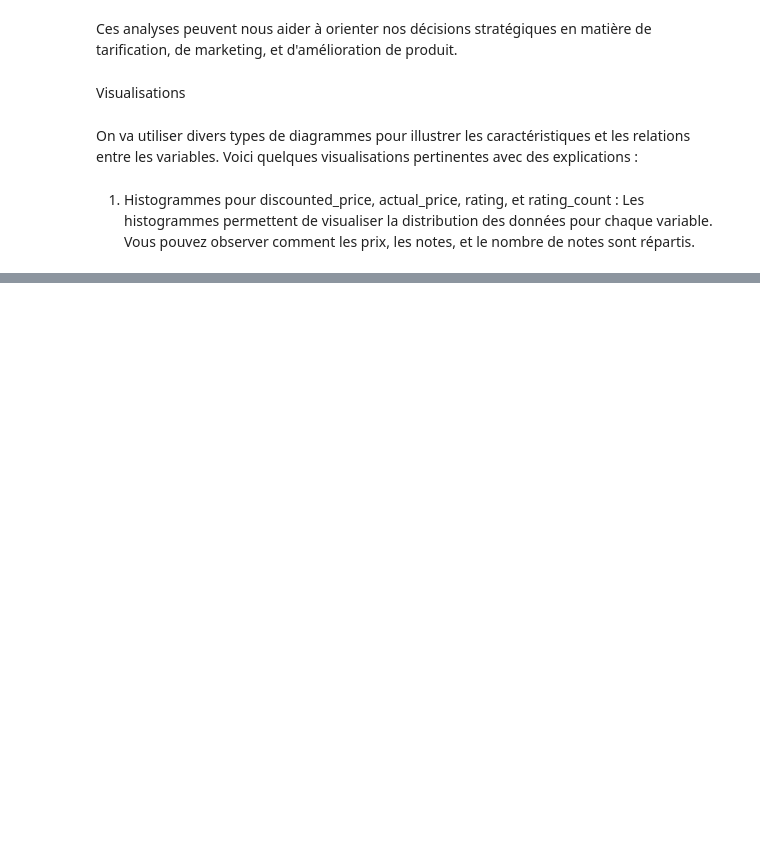
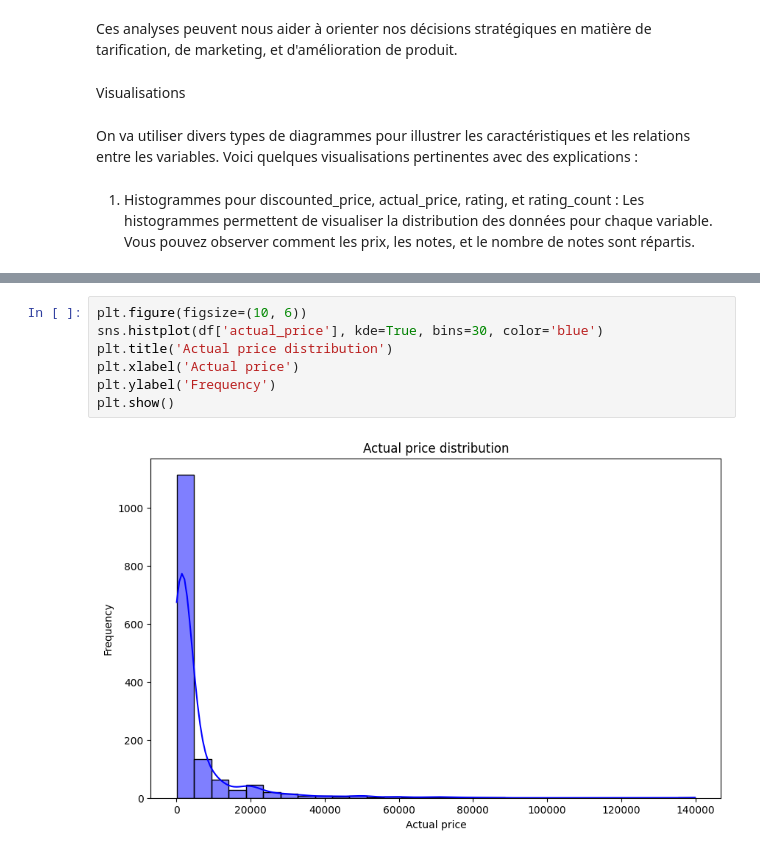
Before and after one commit to mariembahri21/Amazon_sales, a Jupyter notebook: Projet_DataScience.ipynb, the cells around one changed output, grey strips where cells are left out. Cells and saved outputs as stored; diff of their text form; blank space fills up the shorter version.

```diff
--- a/Projet_DataScience.ipynb
+++ b/Projet_DataScience.ipynb
@@ -264,0 +282,9 @@ On va utiliser divers types de diagrammes pour illustrer les caractéristiques e
+# %%
+plt.figure(figsize=(10, 6))
+sns.histplot(df['actual_price'], kde=True, bins=30, color='blue')
+plt.title('Actual price distribution')
+plt.xlabel('Actual price')
+plt.ylabel('Frequency')
+plt.show()
+# %% [output]
+[figure, added]
```
Also changed, not shown: parts of 7 cells of this notebook.
